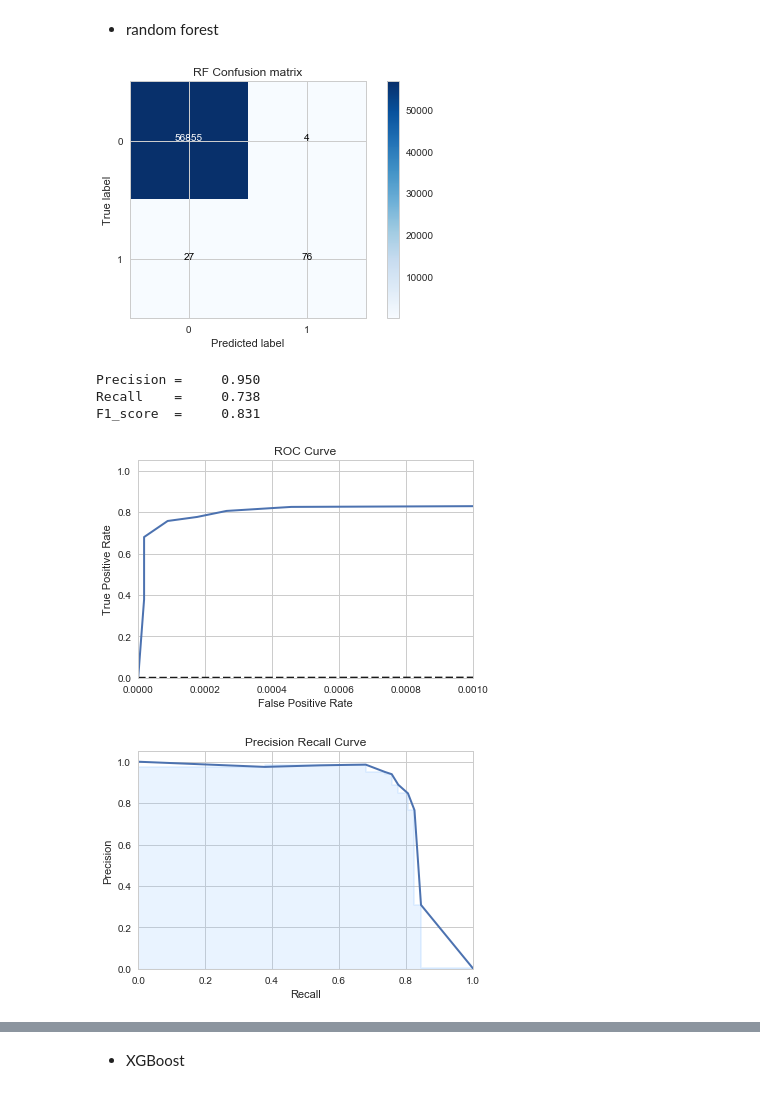
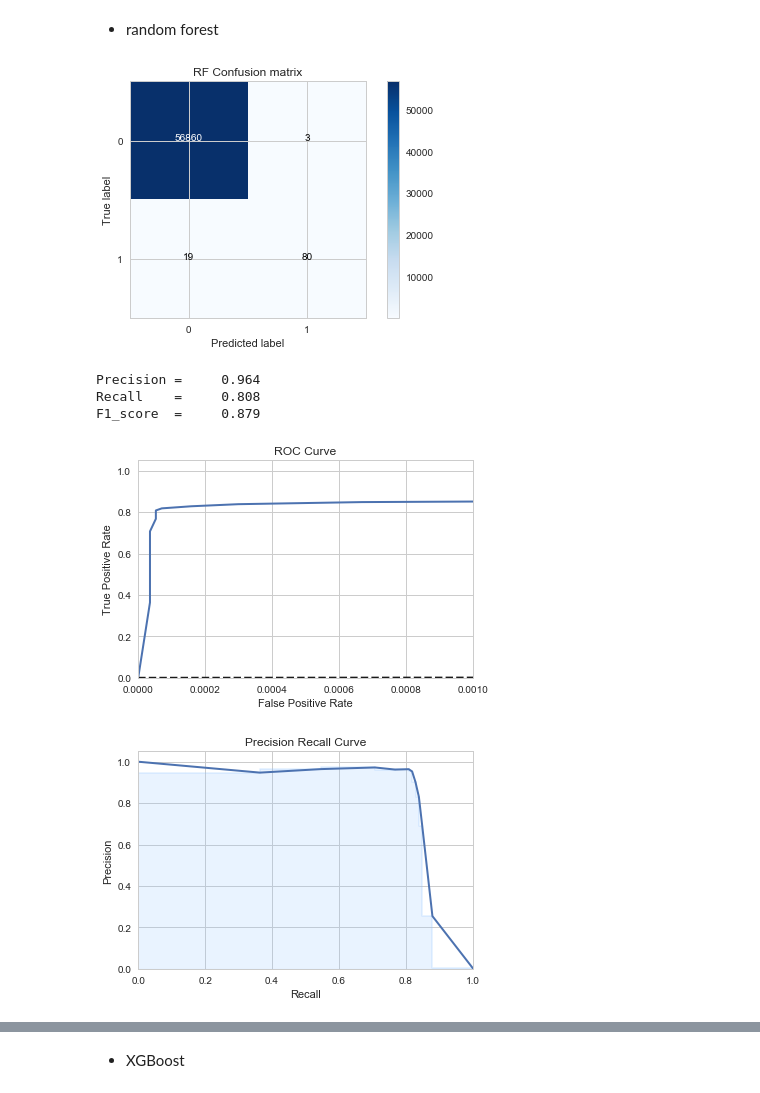
Before and after one commit to lovablebaby/cardFraudDetection, a Jupyter notebook: cardFraudDetection.ipynb, the cells around one changed output, grey strips where cells are left out. Cells and saved outputs as stored; diff of their text form; code cells hidden in the pictures.

```diff
--- a/cardFraudDetection.ipynb
+++ b/cardFraudDetection.ipynb
@@ -295,7 +296,7 @@ from sklearn.neural_network import MLPClassifier
 %matplotlib inline
 import itertools
 # %%
-X = df.iloc[:,1:29]
+X = df.iloc[:,1:30]
 y = df["Class"]
 # %%
 X
@@ -396,7 +397,7 @@ Score: 0.464365265956
 - logistic regression
 # %%
 # Logistic regression
-log_cfl = LogisticRegression()
+log_cfl = linear_model.LogisticRegression(penalty = 'l1')
 
 log_cfl.fit(X_train, y_train)
 y_pred = log_cfl.predict(X_test)
@@ -432,34 +433,34 @@ F1_score  =     0.693
 # %%
 # Ramdom forest Classifier
 rf_cfl = RandomForestClassifier(n_jobs = -1,
                                 random_state = 42)
 
-rf_cfl.fit(X_train, y_train)
+rf_result = rf_cfl.fit(X_train, y_train)
 y_pred = rf_cfl.predict(X_test)
 y_score = rf_cfl.predict_proba(X_test)[:,1]
 
 # Confusion maxtrix
 cm = confusion_matrix(y_test, y_pred)
 class_names = [0,1]
 plt.figure()
 plot_confusion_matrix(cm,
                       classes = class_names,
                       title = 'RF Confusion matrix')
 plt.show()
 
 show_metrics()
 
 # ROC curve
 fpr, tpr, t = roc_curve(y_test, y_score)
 plot_roc()
 
 # Precision-recall curve
 precision, recall, thresholds = precision_recall_curve(y_test, y_score)
 plot_precision_recall()
 # %% [output]
 [figure]
-Precision =     0.950
-Recall    =     0.738
-F1_score  =     0.831
+Precision =     0.964
+Recall    =     0.808
+F1_score  =     0.879
-[figure, old version]
+[figure, new version]
-[figure, old version]
+[figure, new version]
```
Also changed, not shown: parts of 12 cells of this notebook.
